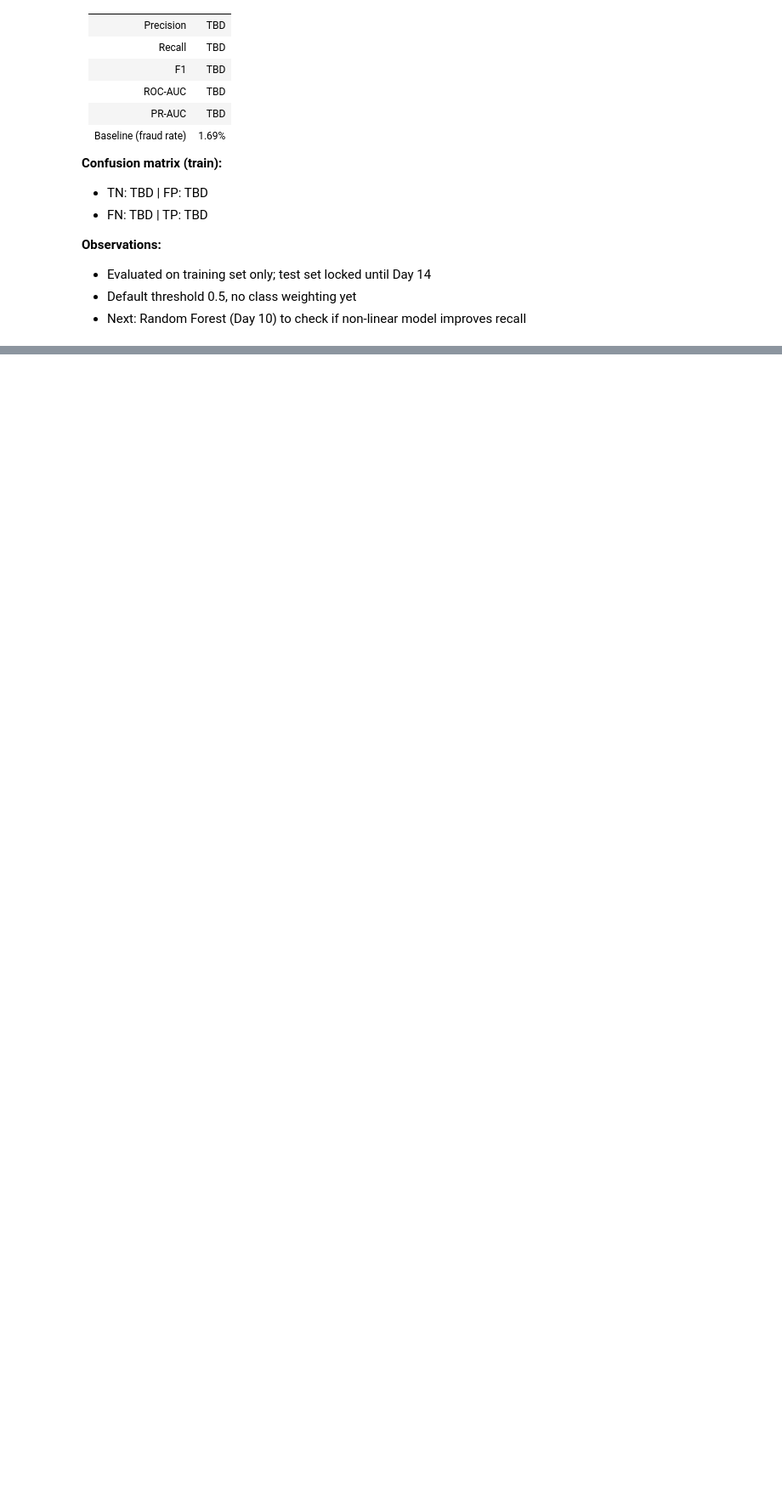
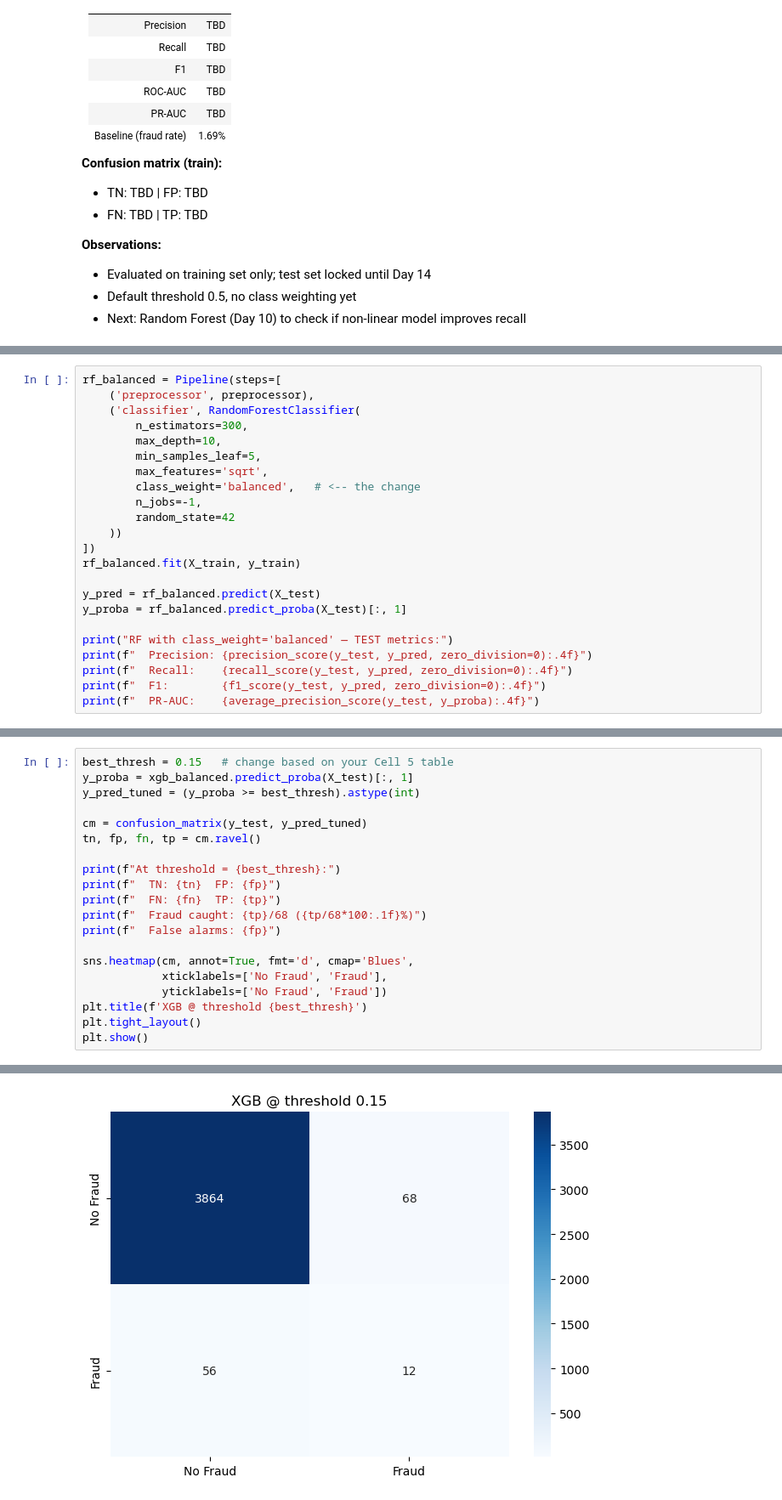
Before and after one commit to Uday2419/Fraudlense, a Jupyter notebook: notebooks/04_model_comparison.ipynb, the cells around one changed output, grey strips where cells are left out. Shown at 85% size. Saved outputs shown, nothing was run; the diff lists cells and outputs as text; blank space fills up the shorter version.

```diff
--- a/notebooks/04_model_comparison.ipynb
+++ b/notebooks/04_model_comparison.ipynb
@@ -402,0 +630,23 @@ plt.show()
+# %%
+rf_balanced = Pipeline(steps=[
+    ('preprocessor', preprocessor),
+    ('classifier', RandomForestClassifier(
+        n_estimators=300,
+        max_depth=10,
+        min_samples_leaf=5,
+        max_features='sqrt',
+        class_weight='balanced',   # <-- the change
+        n_jobs=-1,
+        random_state=42
+    ))
+])
+rf_balanced.fit(X_train, y_train)
+
+y_pred = rf_balanced.predict(X_test)
+y_proba = rf_balanced.predict_proba(X_test)[:, 1]
+
+print("RF with class_weight='balanced' — TEST metrics:")
+print(f"  Precision: {precision_score(y_test, y_pred, zero_division=0):.4f}")
+print(f"  Recall:    {recall_score(y_test, y_pred, zero_division=0):.4f}")
+print(f"  F1:        {f1_score(y_test, y_pred, zero_division=0):.4f}")
+print(f"  PR-AUC:    {average_precision_score(y_test, y_proba):.4f}")
@@ -402,0 +743,21 @@ plt.show()
+# %%
+best_thresh = 0.15   # change based on your Cell 5 table
+y_proba = xgb_balanced.predict_proba(X_test)[:, 1]
+y_pred_tuned = (y_proba >= best_thresh).astype(int)
+
+cm = confusion_matrix(y_test, y_pred_tuned)
+tn, fp, fn, tp = cm.ravel()
+
+print(f"At threshold = {best_thresh}:")
+print(f"  TN: {tn}  FP: {fp}")
+print(f"  FN: {fn}  TP: {tp}")
+print(f"  Fraud caught: {tp}/68 ({tp/68*100:.1f}%)")
+print(f"  False alarms: {fp}")
+
+sns.heatmap(cm, annot=True, fmt='d', cmap='Blues',
+            xticklabels=['No Fraud', 'Fraud'],
+            yticklabels=['No Fraud', 'Fraud'])
+plt.title(f'XGB @ threshold {best_thresh}')
+plt.tight_layout()
+plt.show()
+# %% [output]
@@ -402,0 +769 @@ plt.show()
+[figure, added]
```
Also changed, not shown: parts of 21 cells of this notebook, 2 other files.
